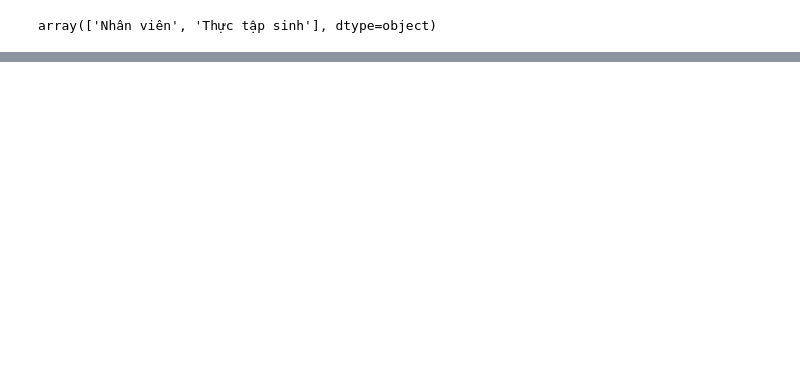
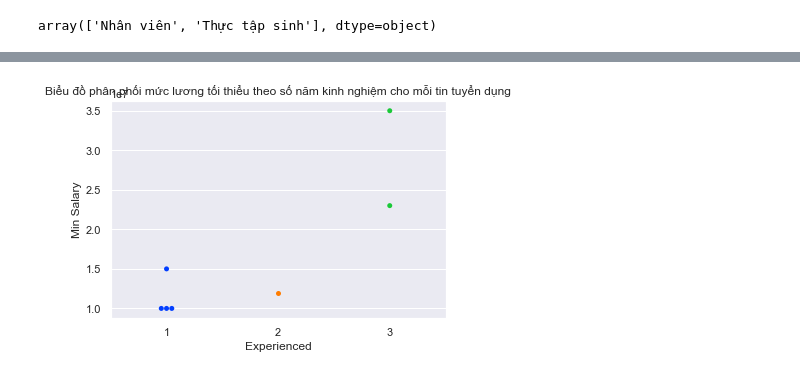
Before and after one commit to Hhanh-hub/data_analyst_salary, a Jupyter notebook: data_analyst_salary/SQL.ipynb, the cells around one changed output, grey strips where cells are left out. Cells and saved outputs as stored; diff of their text form; code cells hidden in the pictures; blank space fills up the shorter version.

```diff
--- a/data_analyst_salary/SQL.ipynb
+++ b/data_analyst_salary/SQL.ipynb
@@ -265,0 +228,3 @@ data_f['Max Salary'].plot.pie()
+# %%
+dt_nv = data.loc[data['Level'] == 'Nhân viên']
+dt_nv
@@ -265,0 +240,7 @@ data_f['Max Salary'].plot.pie()
+# %%
+palette_color = sns.color_palette('bright')
+sns.swarmplot(y='Min Salary', x='Experienced', data = dt_nv, palette=palette_color)
+plt.title('Biểu đồ phân phối mức lương tối thiểu theo số năm kinh nghiệm cho mỗi tin tuyển dụng')
+plt.show()
+# %% [output]
+[figure, added]
```
Also changed, not shown: parts of 51 cells of this notebook, 1 other file.
